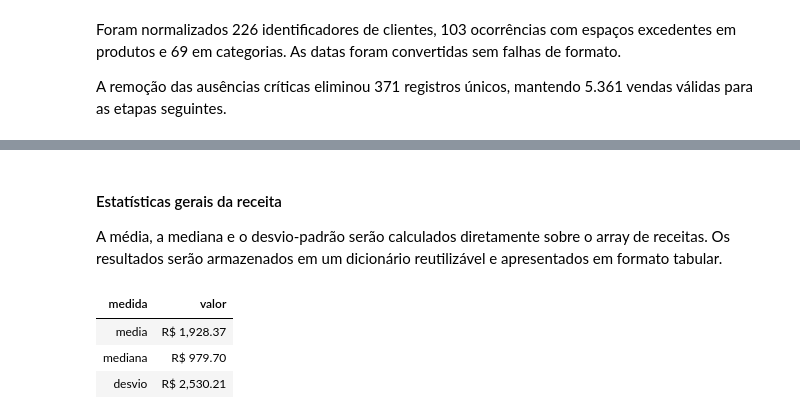
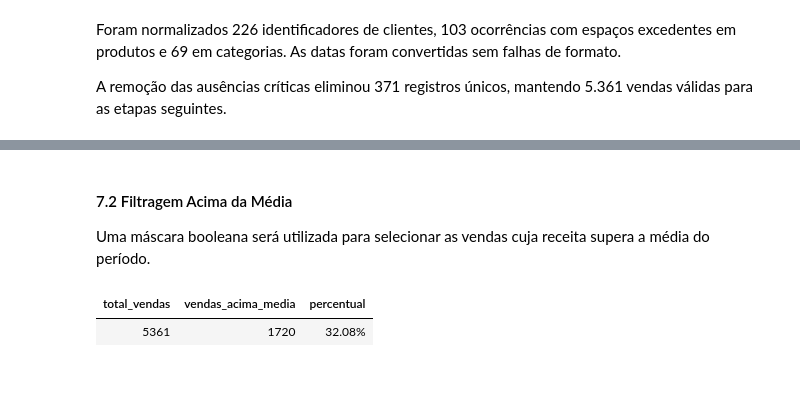
Before and after one commit to CorreaBrunoMiguel/sales-insight-py, a Jupyter notebook: notebooks/sales_insight.ipynb, the cells around one changed output, grey strips where cells are left out. Saved outputs shown, nothing was run; the diff lists cells and outputs as text; code cells hidden in the pictures; blank space fills up the shorter version.

```diff
--- a/notebooks/sales_insight.ipynb
+++ b/notebooks/sales_insight.ipynb
@@ -432,10 +429,0 @@ Como cada registro é considerado como uma venda efetuada e entregue, vou adicio
-# %%
-receita_total = df.quantidade * (
-    df.preco_unitario - (df.preco_unitario * df.desconto)
-).round(2)
-
-df["receita_total"] = receita_total
-
-valor_desconto = (df.preco_unitario * df.quantidade) - df.receita_total
-
-df["valor_desconto"] = valor_desconto
@@ -452,10 +429,0 @@ A classificação será feita com `np.select`, permitindo aplicar múltiplas con
-# %%
-condicoes = [
-    df.receita_total < 500,
-    (df.receita_total >= 500) & (df.receita_total < 5000),
-    df.receita_total >= 5000,
-]
-
-faixas = ["Baixo Valor", "Médio Valor", "Alto Valor"]
-
-df["faixa_receita_item"] = np.select(condicoes, faixas, default="Não Classificado")
@@ -796,24 +964,37 @@ receitas_array.size
 # %% [markdown]
-#### Estatísticas gerais da receita
+#### 7.2 Filtragem Acima da Média
 
-A média, a mediana e o desvio-padrão serão calculados diretamente sobre o array de receitas. Os resultados serão armazenados em um dicionário reutilizável e apresentados em formato tabular.
+Uma máscara booleana será utilizada para selecionar as vendas cuja receita supera a média do período.
 # %%
-estatisticas_receita = {
-    "media": float(np.mean(receitas_array)),
-    "mediana": float(np.median(receitas_array)),
-    "desvio": float(np.std(receitas_array)),
-}
+media_receita = estatisticas_receita["media"]
 
-tabela_estatisticas = (
-    pd.DataFrame.from_dict(estatisticas_receita, orient="index", columns=["valor"])
-    .rename_axis("medida")
-    .reset_index()
+mascara_acima_media = receitas_array > media_receita
+
+receitas_acima_media = receitas_array[mascara_acima_media]
+
+quantidade_vendas = receitas_array.size
+quantidade_acima_media = receitas_acima_media.size
+
+percentual_acima_media = quantidade_acima_media / quantidade_vendas * 100
+
+resumo_filtro = pd.DataFrame(
+    [
+        {
+            "total_vendas": quantidade_vendas,
+            "vendas_acima_media": quantidade_acima_media,
+            "percentual": percentual_acima_media,
+        }
+    ]
 )
 
-display(tabela_estatisticas.style.hide(axis="index").format({"valor": "R$ {:,.2f}"}))
+display(
+    resumo_filtro.style.hide(axis="index").format(
+        {
+            "percentual": "{:.2f}%",
+        }
+    )
+)
 # %% [output]
-| medida | valor |
-| media | R$ 1,928.37 |
-| mediana | R$ 979.70 |
-| desvio | R$ 2,530.21 |
+| total_vendas | vendas_acima_media | percentual |
+| 5361 | 1720 | 32.08% |
 # %% [markdown]
```
Also changed, not shown: parts of 52 cells of this notebook, 1 other file.
